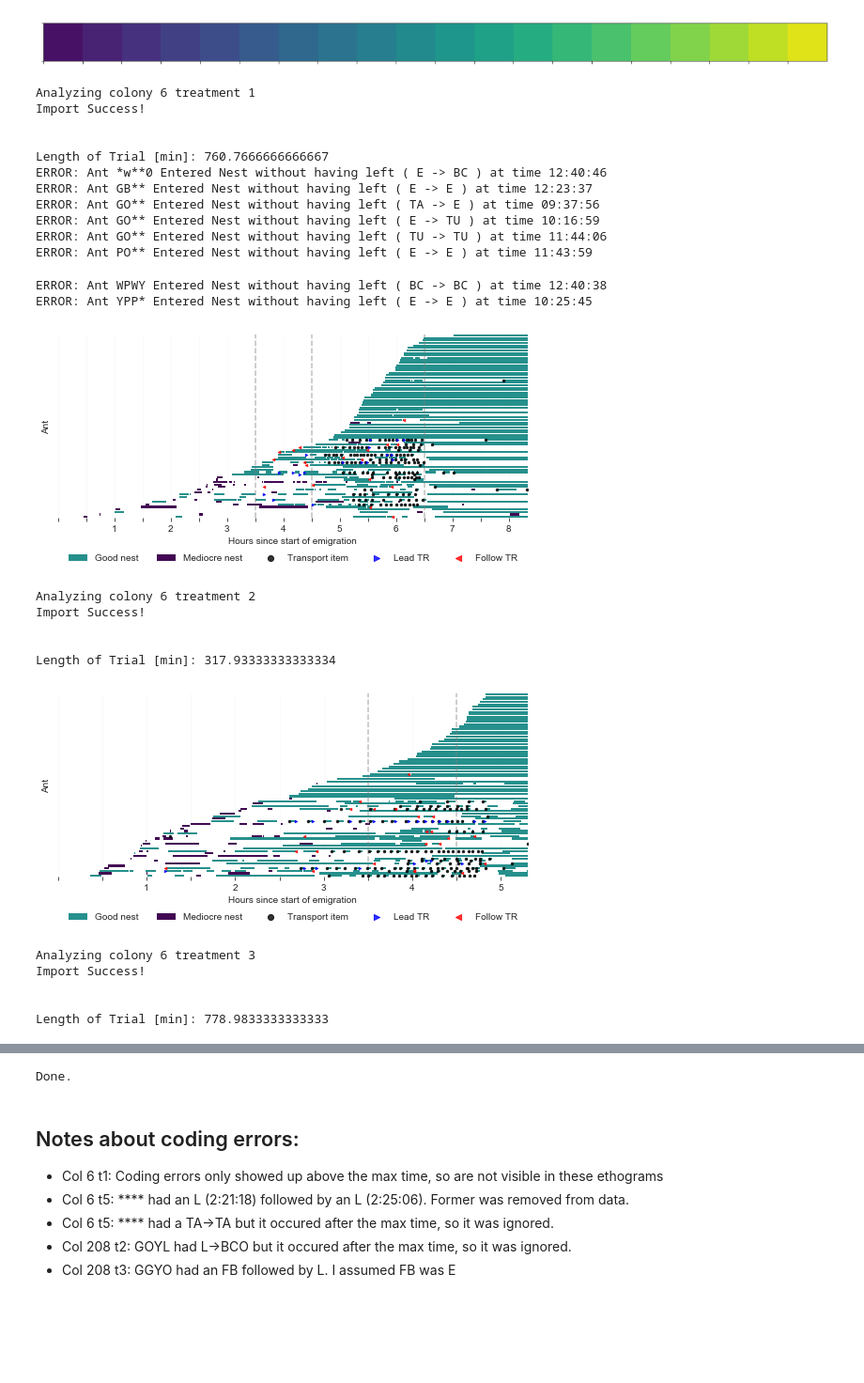
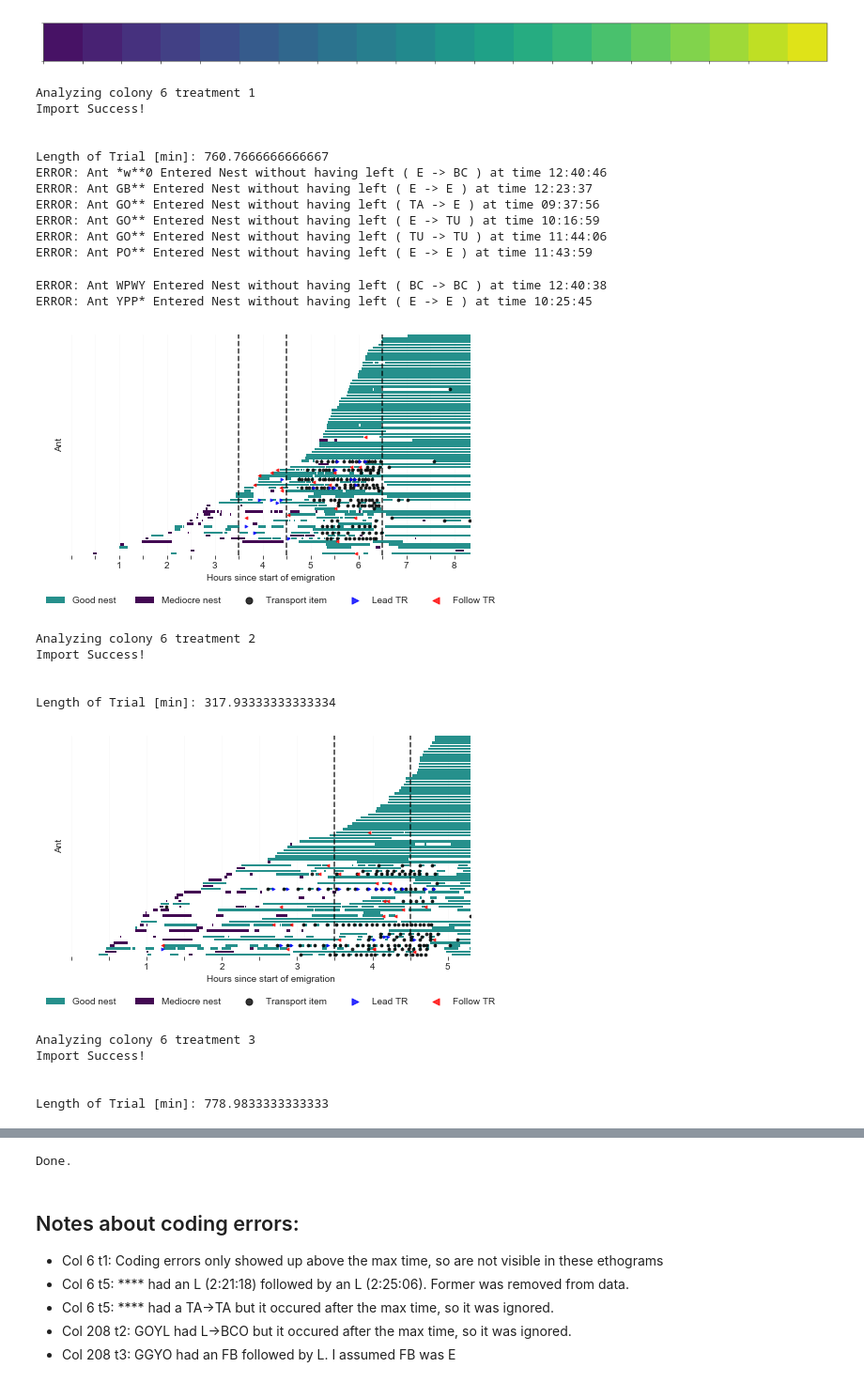
Before and after one commit to jakehanson/Ethograms, a Jupyter notebook: new_ethograms.ipynb, the cells around one changed output, grey strips where cells are left out. Shown: that part at 94% size. Saved outputs shown, nothing was run; the diff lists cells and outputs as text; code cells hidden in the pictures; blank space fills up the shorter version.

Commit message:
figure updates for paper

```diff
--- a/new_ethograms.ipynb
+++ b/new_ethograms.ipynb
@@ -63,7 +70,7 @@ for treatment_id in treatment_array:
 #         role_dict[roles['colorId'][i]]=roles['role'][i]
 
     # Get emigration data and sort
-    path = './Improved_Treatments/Separate_Treatments/col' \
+    path = '../Improved_Treatments/Separate_Treatments/col' \
             +str(col_id)+'_treatment'+str(treatment_id)+'.csv'
     data = pd.DataFrame.from_csv(path)
     data['Time'] = pd.to_datetime(data['Time'], format='%H:%M:%S').dt.time
@@ -219,7 +226,8 @@ for treatment_id in treatment_array:
 
     ## Make Bar Plot
     sns.set_style("ticks")
-    fig = plt.figure(figsize=(8,4.5))
+#     fig = plt.figure(figsize=(8,4.5))
+    fig = plt.figure(figsize=(6.8,5.4))
     ax = plt.subplot(111)
 
     # Create lists to store which ants belong to which clustering result
@@ -272,7 +280,7 @@ for treatment_id in treatment_array:
             for i in range(len(ethogram[each][2])):
                 names_of_transporters.append(rank_dict[each]+0.5)
                 times_of_transports.append(ethogram[each][2][i])
-    scatter_transport = ax.scatter(times_of_transports,names_of_transporters-np.asarray(0.5),color='black',marker='o',s=6,zorder=10,alpha=0.8,label='First Transport')
+    scatter_transport = ax.scatter(times_of_transports,names_of_transporters-np.asarray(0.5),color='black',marker='o',s=8,zorder=10,alpha=0.8,label='First Transport')
 
     # Plot TR (lead)
     names_of_transporters = []
@@ -283,7 +291,7 @@ for treatment_id in treatment_array:
             for i in range(len(lead_TR[each])):
                 names_of_transporters.append(rank_dict[each]+0.5)
                 times_of_TR.append(lead_TR[each][i])
-    scatter_lead = ax.scatter(times_of_TR,names_of_transporters-np.asarray(0.5),color='blue',marker=">",s = 6, zorder=10,alpha=0.8,label='Lead TR')
+    scatter_lead = ax.scatter(times_of_TR,names_of_transporters-np.asarray(0.5),color='blue',marker=">",s = 8, zorder=10,alpha=0.8,label='Lead TR')
 
     # Plot first TR (follow)
     names_of_transporters = []
@@ -294,7 +302,7 @@ for treatment_id in treatment_array:
             for i in range(len(follow_TR[each])):
                 names_of_transporters.append(rank_dict[each]+0.5)
                 times_of_TR.append(follow_TR[each][i])
-    scatter_follow = ax.scatter(times_of_TR,names_of_transporters-np.asarray(0.5),color='red',marker="<",s = 6, zorder=10,alpha=0.8,label='Follow TR')
+    scatter_follow = ax.scatter(times_of_TR,names_of_transporters-np.asarray(0.5),color='red',marker="<",s = 8, zorder=10,alpha=0.8,label='Follow TR')
 
     # Clean up Plot (note x/y were switched at some point)
     plt.xlabel('Hours since start of emigration',size=10)
@@ -330,47 +338,47 @@ for treatment_id in treatment_array:
     v_lines = [3.5,4.5,6.5]
     for line in v_lines:
         if line < n_hours:
-            plt.axvline(line*60,linestyle='dashed',color='gray',alpha=0.5)
+            plt.axvline(line*60,linestyle='dashed',color='black',alpha=0.8)
 
 
 #     plt.title('Colony '+str(col_id)+' Treatment '+ \
 #               str(treatment_id) ,size=10,fontweight='bold')
     lgd = ax.legend((good_bar,bad_bar,scatter_transport,scatter_lead,scatter_follow),('Good nest','Mediocre nest','Transport item', 'Lead TR', 'Follow TR'),
               loc='upper center', markerscale=2.5, frameon=False, bbox_to_anchor=(0.5, -0.15),ncol=5)
 
     # Hide the right and top spines
     ax.spines['right'].set_visible(False)
     ax.spines['top'].set_visible(False)
     ax.spines['left'].set_visible(False)
     ax.spines['bottom'].set_visible(False)
 
 
     ## Save
     plt.savefig('./Results/col'+str(col_id)+'_t'+str(treatment_id)+'.pdf', bbox_extra_artists=(lgd,), bbox_inches='tight')
     plt.show()
 
 print("Done.")
 # %% [output]
 Analyzing colony 6 treatment 1
 Import Success!
 
 
 Length of Trial [min]: 760.7666666666667
 ERROR: Ant *w**0 Entered Nest without having left ( E -> BC ) at time 12:40:46
 ERROR: Ant GB** Entered Nest without having left ( E -> E ) at time 12:23:37
 ERROR: Ant GO** Entered Nest without having left ( TA -> E ) at time 09:37:56
 ERROR: Ant GO** Entered Nest without having left ( E -> TU ) at time 10:16:59
 ERROR: Ant GO** Entered Nest without having left ( TU -> TU ) at time 11:44:06
 ERROR: Ant PO** Entered Nest without having left ( E -> E ) at time 11:43:59
 ERROR: Ant WPWY Entered Nest without having left ( BC -> BC ) at time 12:40:38
 ERROR: Ant YPP* Entered Nest without having left ( E -> E ) at time 10:25:45
-[figure, old version]
+[figure, new version]
 Analyzing colony 6 treatment 2
 Import Success!
 
 
 Length of Trial [min]: 317.93333333333334
-[figure, old version]
+[figure, new version]
 Analyzing colony 6 treatment 3
 Import Success!
 
```
Also changed, not shown: parts of 3 cells of this notebook.
